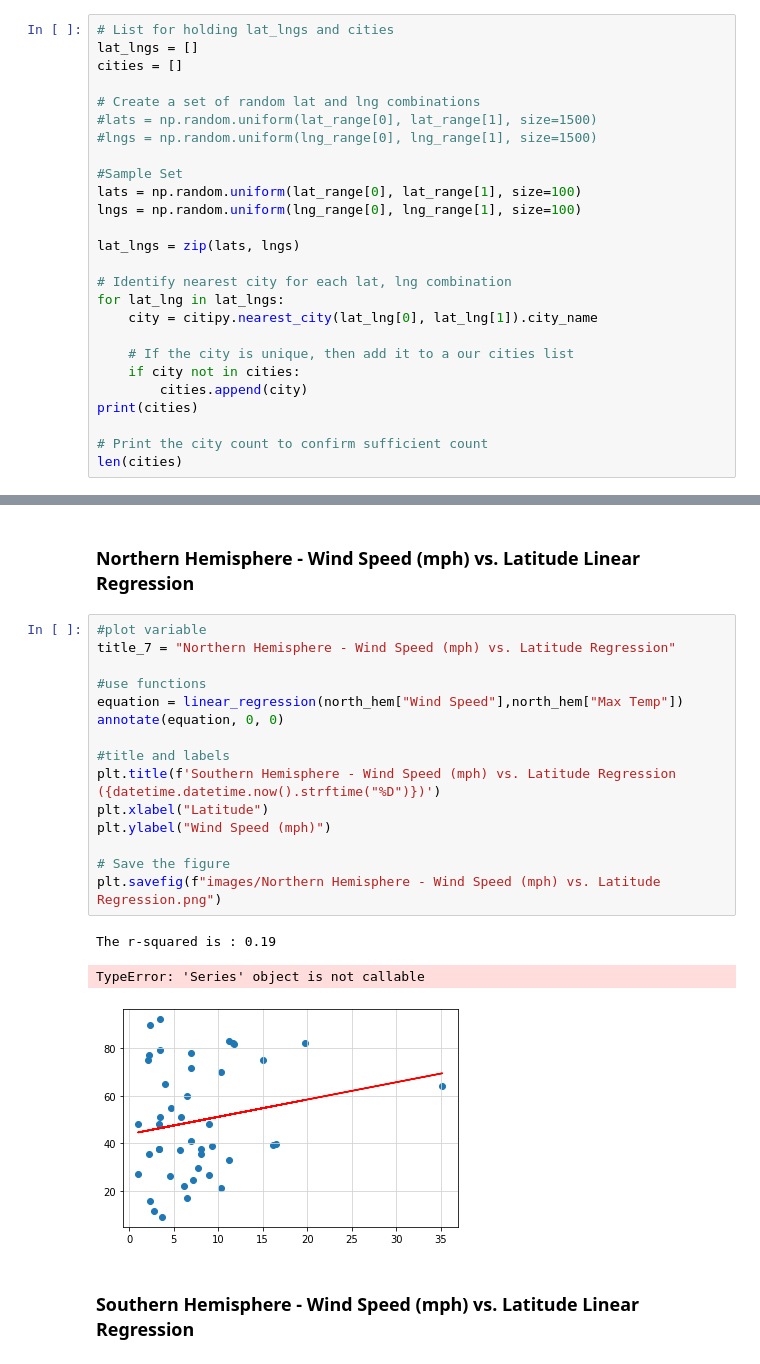
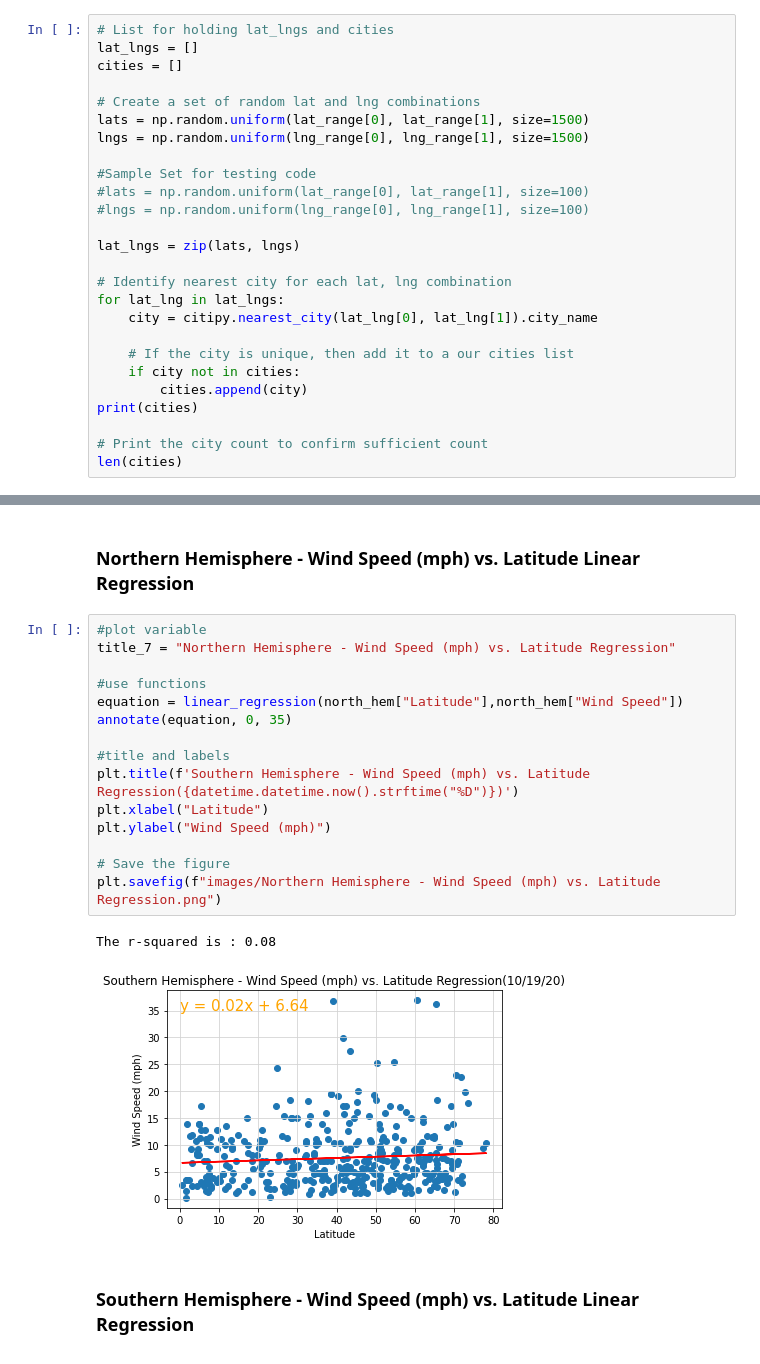
Before and after one commit to timsamson/Python_API_Challange, a Jupyter notebook: Files/WeatherPy.ipynb, the cells around one changed output, grey strips where cells are left out. Saved outputs shown, nothing was run; the diff lists cells and outputs as text.

```diff
--- a/Files/WeatherPy.ipynb
+++ b/Files/WeatherPy.ipynb
@@ -35,12 +35,12 @@ lat_lngs = []
 cities = []
 
 # Create a set of random lat and lng combinations
-#lats = np.random.uniform(lat_range[0], lat_range[1], size=1500)
-#lngs = np.random.uniform(lng_range[0], lng_range[1], size=1500)
+lats = np.random.uniform(lat_range[0], lat_range[1], size=1500)
+lngs = np.random.uniform(lng_range[0], lng_range[1], size=1500)
 
-#Sample Set
-lats = np.random.uniform(lat_range[0], lat_range[1], size=100)
-lngs = np.random.uniform(lng_range[0], lng_range[1], size=100)
+#Sample Set for testing code
+#lats = np.random.uniform(lat_range[0], lat_range[1], size=100)
+#lngs = np.random.uniform(lng_range[0], lng_range[1], size=100)
 
 lat_lngs = zip(lats, lngs)
 
@@ -366,22 +361,21 @@ plt.savefig(f"images/Southern Hemisphere | Cloudiness (%) vs. Latitude Regressio
 # %%
 #plot variable
 title_7 = "Northern Hemisphere - Wind Speed (mph) vs. Latitude Regression"
 
 #use functions
-equation = linear_regression(north_hem["Wind Speed"],north_hem["Max Temp"])
-annotate(equation, 0, 0)
+equation = linear_regression(north_hem["Latitude"],north_hem["Wind Speed"])
+annotate(equation, 0, 35)
 
 #title and labels
-plt.title(f'Southern Hemisphere - Wind Speed (mph) vs. Latitude Regression ({datetime.datetime.now().strftime("%D")})')
+plt.title(f'Southern Hemisphere - Wind Speed (mph) vs. Latitude Regression({datetime.datetime.now().strftime("%D")})')
 plt.xlabel("Latitude")
 plt.ylabel("Wind Speed (mph)")
 
 # Save the figure
 plt.savefig(f"images/Northern Hemisphere - Wind Speed (mph) vs. Latitude Regression.png")
 # %% [output]
-The r-squared is : 0.19
+The r-squared is : 0.08
-TypeError: 'Series' object is not callable
-[figure, old version]
+[figure, new version]
 # %% [markdown]
 ###  Southern Hemisphere - Wind Speed (mph) vs. Latitude Linear Regression
 # %%
```
Also changed, not shown: parts of 15 cells of this notebook, 21 other files.
